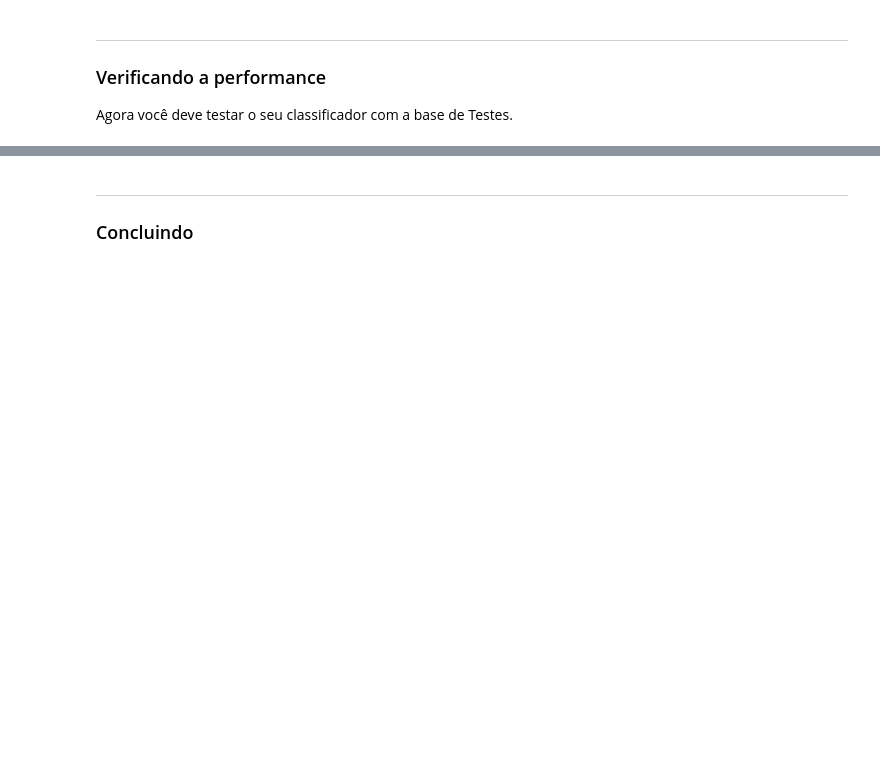
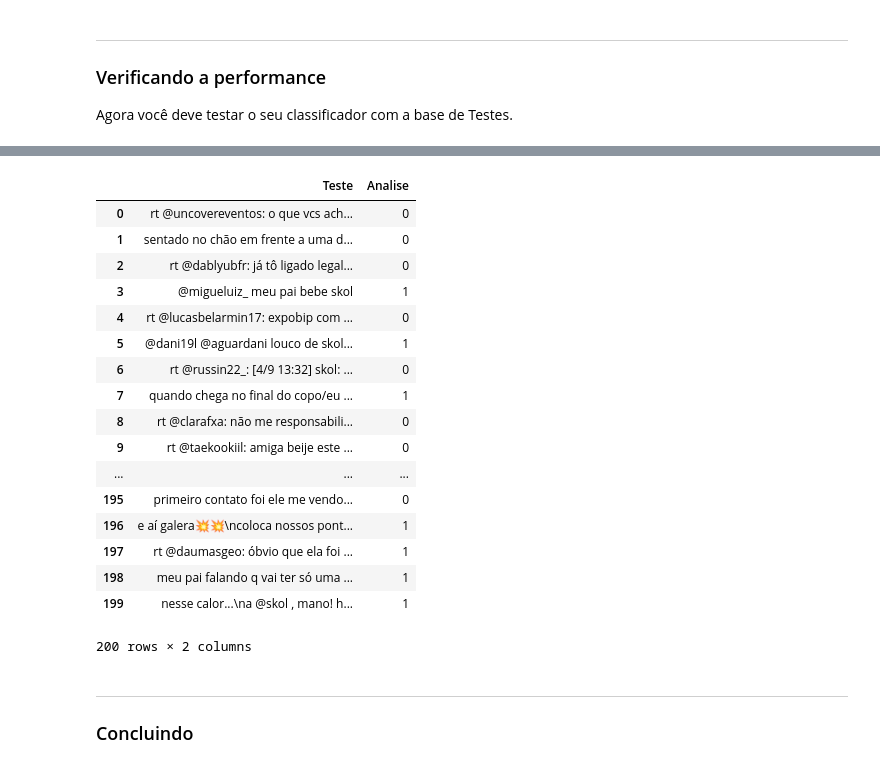
Before and after one commit to EikiSantos/DataScience-Project, a Jupyter notebook: Projeto2_layout.ipynb, the cells around one changed output, grey strips where cells are left out. Drawn from its saved outputs; the diff is of its cells as text; code cells hidden in the pictures; blank space fills up the shorter version.

```diff
--- a/Projeto2_layout.ipynb
+++ b/Projeto2_layout.ipynb
@@ -218,41 +149,0 @@ Lista_prob_0 = produto_prob
-# %%
-i=0
-lista_frase=[]
-lista_palavra = []
-while i <=299:
-    a=skol_read.iloc[i,0]
-    lista_frase.append(a)
-    x = lista_frase[i].split(" ")
-    lista_palavra.append(x)
-    i+=1
-lista_palavra
-
-
-
-t = 1/(len(palavras_relevancia_1_relativa)+len(palavras_relevancia_1_relativa))
-
-i = 0
-produto_prob = []
-while i <= 299:
-    k = 0
-    mult_prob = []
-    while k < len(lista_palavra[i]):
-        palavra = lista_palavra[i][k]
-        if palavra not in palavras_relevancia_1_relativa:
-            prob = t
-        else:
-            prob = palavras_relevancia_1_relativa[palavra] + t
-        mult_prob.append(prob)
-        k+=1
-    #Aqui ja tem lista da probabilidade das palavras
-    #print(mult_prob)
-    p = 0
-    for e in mult_prob:
-        if p == 0:
-            p = e
-        else:
-            p = p*e
-    produto = math.log(p)
-    produto_prob.append(produto)
-    i+=1
-Lista_prob_1 = produto_prob
@@ -411,3 +389,25 @@ plt.show()
+# %%
+skol_read_teste = classificador(skol_read_teste, 'Teste')
+skol_read_teste
+# %% [output]
+|  | Teste | Analise |
+| 0 | rt @uncovereventos: o que vcs ach... | 0 |
+| 1 | sentado no chão em frente a uma d... | 0 |
+| 2 | rt @dablyubfr: já tô ligado legal... | 0 |
+| 3 | @migueluiz_ meu pai bebe skol | 1 |
+| 4 | rt @lucasbelarmin17: expobip com ... | 0 |
+| 5 | @dani19l @aguardani louco de skol... | 1 |
+| 6 | rt @russin22_: [4/9 13:32] skol: ... | 0 |
+| 7 | quando chega no final do copo/eu ... | 1 |
+| 8 | rt @clarafxa: não me responsabili... | 0 |
+| 9 | rt @taekookiil: amiga beije este ... | 0 |
+| ... | ... | ... |
+| 195 | primeiro contato foi ele me vendo... | 0 |
+| 196 | e aí galera💥💥\ncoloca nossos pont... | 1 |
+| 197 | rt @daumasgeo: óbvio que ela foi ... | 1 |
+| 198 | meu pai falando q vai ter só uma ... | 1 |
+| 199 | nesse calor...\na @skol , mano! h... | 1 |
+200 rows × 2 columns
 # %% [markdown]
 ___
 ### Concluindo
```
Also changed, not shown: parts of 32 cells of this notebook.
